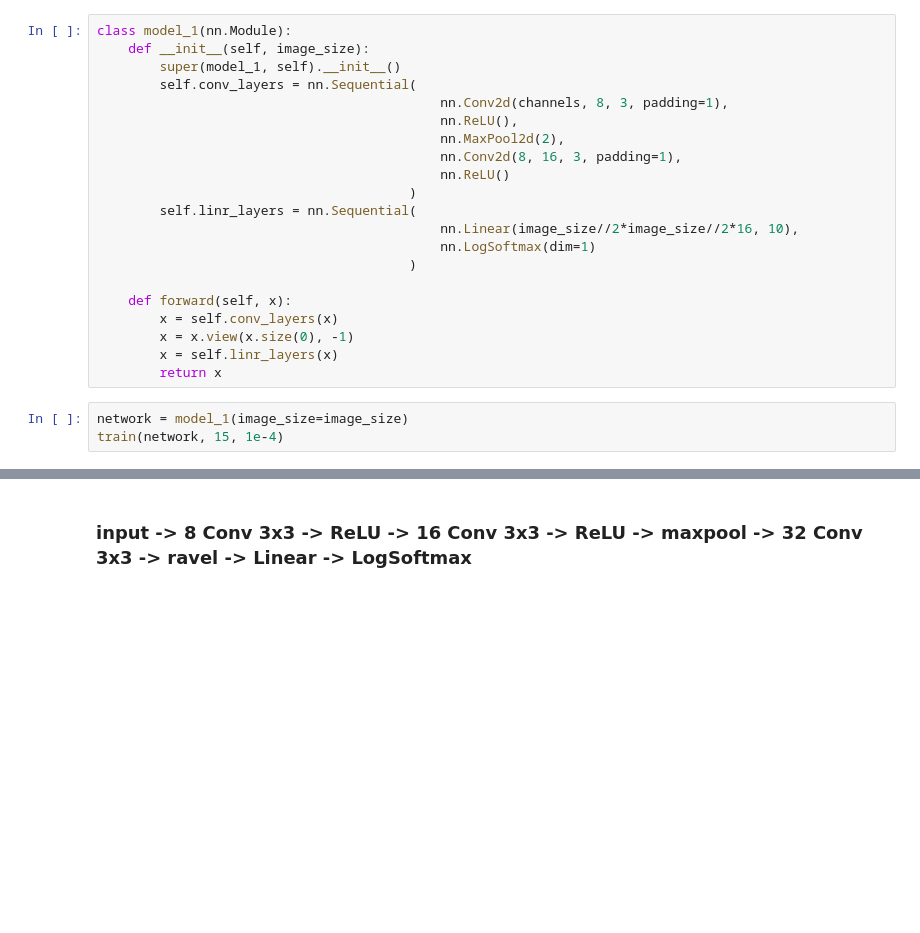
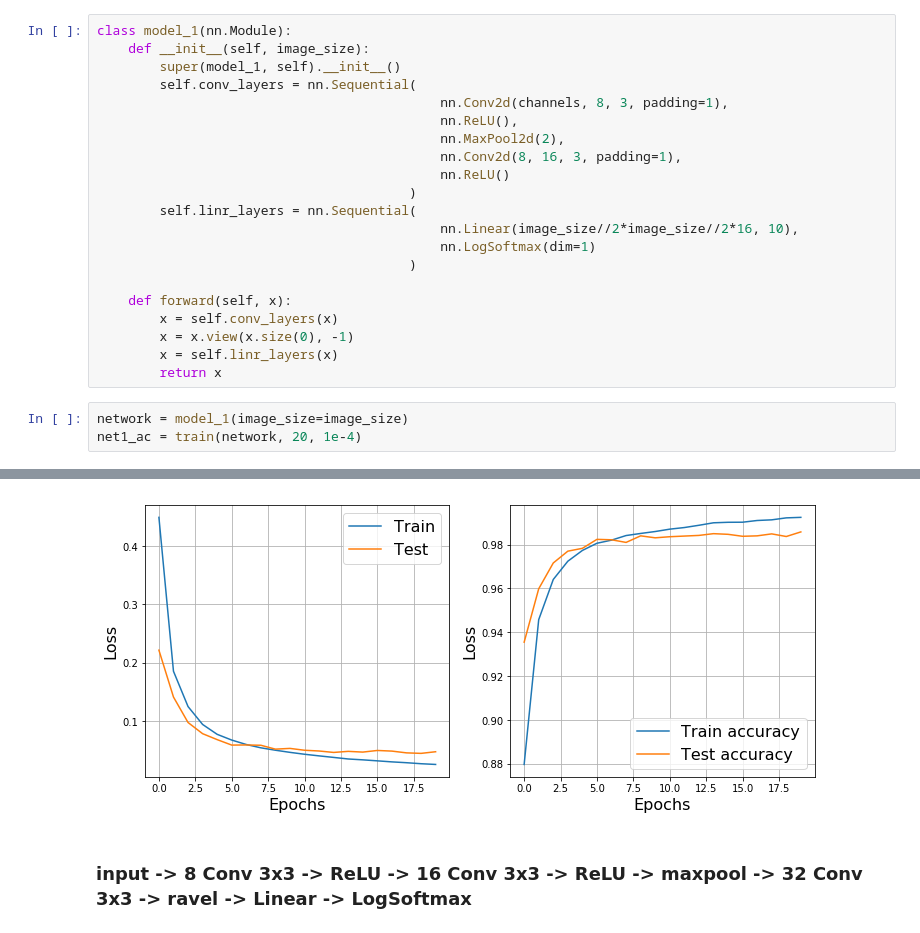
Before and after one commit to Osanyin-Taiwo-30/Neural-networks, a Jupyter notebook: seminar_04/[SOLVED] Practice task 4, CNN.ipynb, the cells around one changed output, grey strips where cells are left out. Drawn from its saved outputs; the diff is of its cells as text; blank space fills up the shorter version.

```diff
--- a/seminar_04/[SOLVED] Practice task 4, CNN.ipynb
+++ b/seminar_04/[SOLVED] Practice task 4, CNN.ipynb
@@ -367,4 +380,5 @@ class model_1(nn.Module):
         return x
 # %%
 network = model_1(image_size=image_size)
-train(network, 15, 1e-4)
+net1_ac = train(network, 20, 1e-4)
+# %% [output]
@@ -371,3 +386,4 @@ train(network, 15, 1e-4)
+[figure, added]
 # %% [markdown]
 ### input -> 8 Conv 3x3 -> ReLU -> 16 Conv 3x3 -> ReLU -> maxpool -> 32 Conv 3x3 -> ravel -> Linear -> LogSoftmax
 # %%
```
Also changed, not shown: parts of 21 cells of this notebook.
